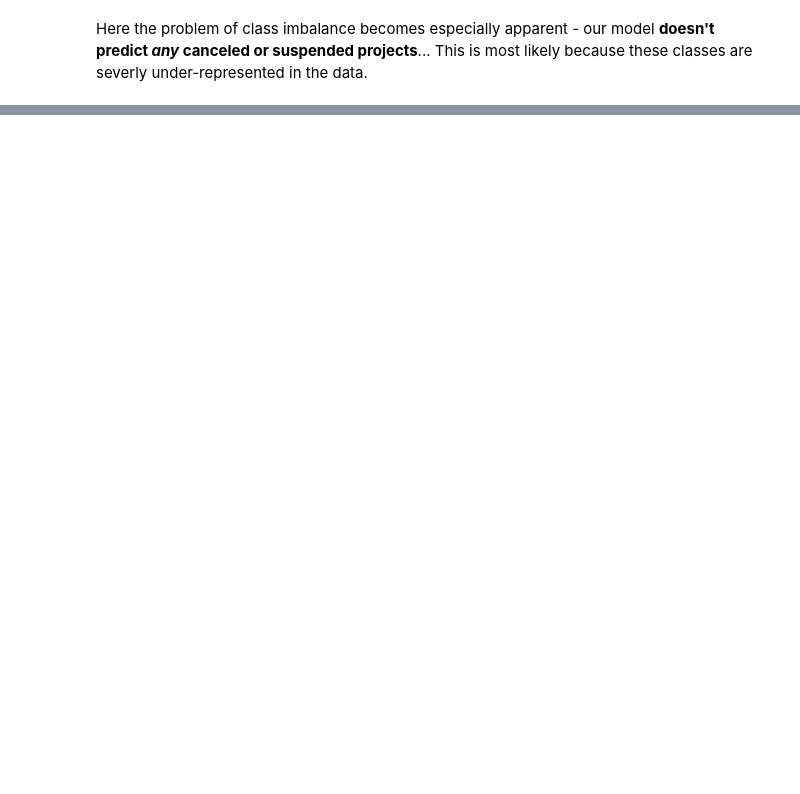
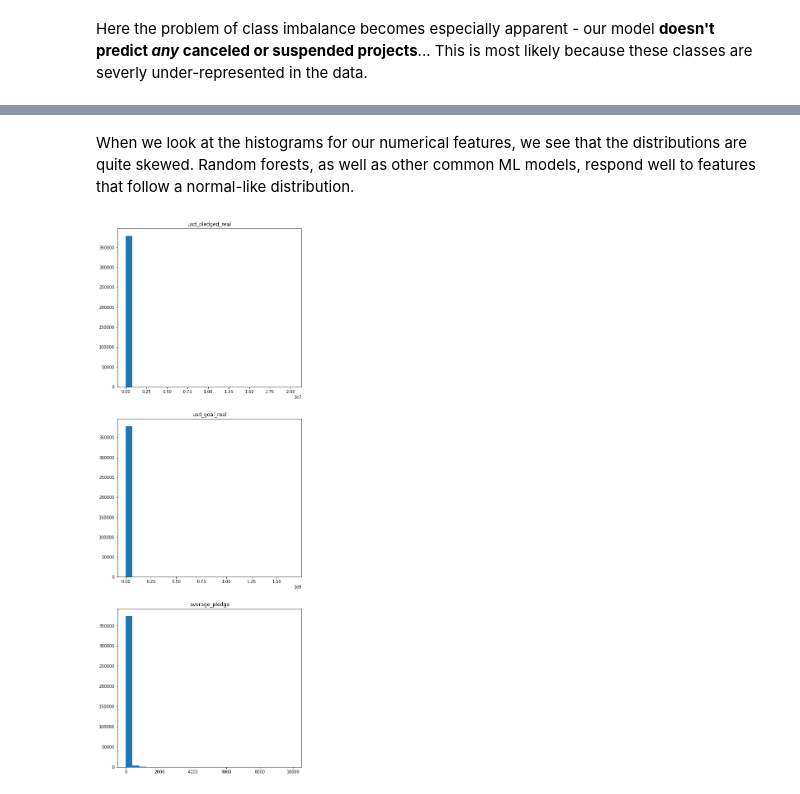
Before and after one commit to doneill612/HETIC-Datascience, a Jupyter notebook: Kickstarter Example Rework.ipynb, the cells around one changed output, grey strips where cells are left out. Drawn from its saved outputs; the diff is of its cells as text; code cells hidden in the pictures; blank space fills up the shorter version.

```diff
--- a/Kickstarter Example Rework.ipynb
+++ b/Kickstarter Example Rework.ipynb
@@ -425,0 +643,15 @@ Wall time: 34.6 s
+# %% [markdown]
+When we look at the histograms for our numerical features, we see that the distributions are quite skewed. Random forests, as well as other common ML models, respond well to features that follow a normal-like distribution.
+# %%
+import scipy
+
+numerical_features = X.loc[:, X.dtypes == np.float64]
+
+n_numerical_features = len(numerical_features.columns)
+
+fig, axes = plt.subplots(n_numerical_features, 1, figsize=(8, 8 * n_numerical_features))
+for i, c in enumerate(numerical_features.columns.values):
+    axes[i].hist(X[c], bins=25)
+    axes[i].set_title(c)
+# %% [output]
+[figure, added]
```
Also changed, not shown: parts of 10 cells of this notebook.
